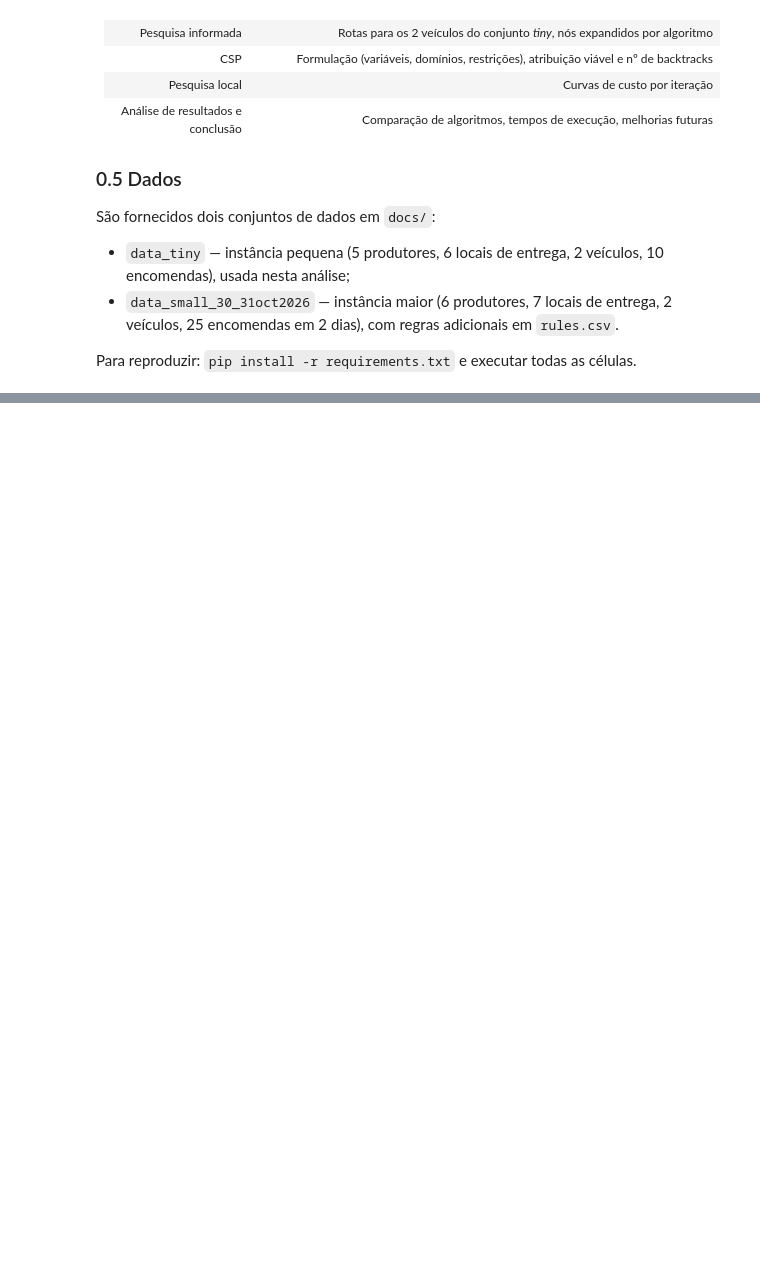
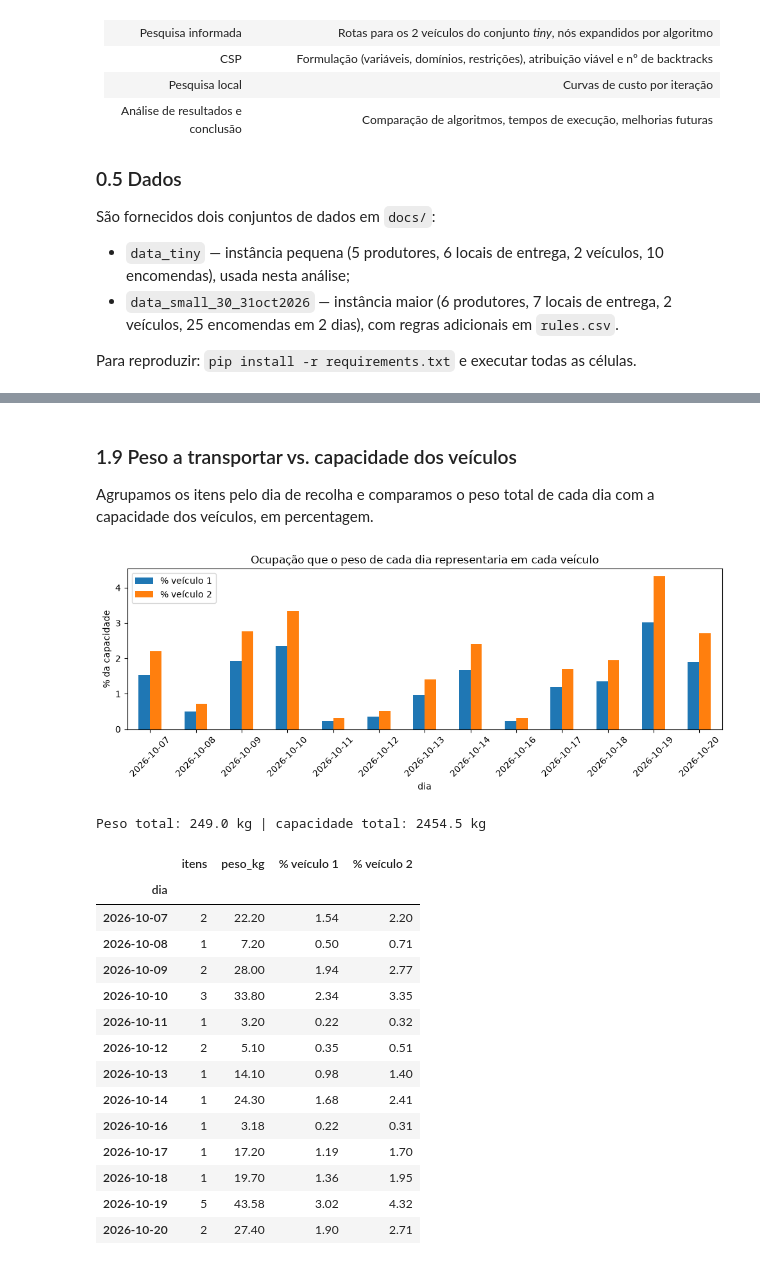
Before and after one commit to FabioFerreira2005/IA26_P01_G02, a Jupyter notebook: 01_eda_tiny.ipynb, the cells around one changed output, grey strips where cells are left out. Saved outputs shown, nothing was run; the diff lists cells and outputs as text; code cells hidden in the pictures; blank space fills up the shorter version.

Commit message:
Started notebook rasc

```diff
--- a/01_eda_tiny.ipynb
+++ b/01_eda_tiny.ipynb
@@ -61,0 +303,8 @@ Para reproduzir: `pip install -r requirements.txt` e executar todas as células.
+# %%
+display(rules)
+
+R = dict(zip(rules["rule"], rules["value"]))                 # regras como dicionário
+inicio = pd.Timestamp(R["start_date"])
+fim    = inicio + pd.Timedelta(days=int(R["horizon_days"]))
+print(f"Horizonte em rules.csv: {inicio:%d/%m/%Y} a {fim:%d/%m/%Y}")
+print(f"Datas dos pedidos:      {items.availability_start.min():%d/%m/%Y} a {items.delivery_end.max():%d/%m/%Y}")
@@ -61,0 +414,21 @@ Para reproduzir: `pip install -r requirements.txt` e executar todas as células.
+# %%
+SERVICO = float(R["stop_service_min"])                        # min em cada recolha/entrega
+ARMAZEM = float(R["warehouse_handling_min"])                  # min a descarregar (e a carregar)
+W = int(locations.loc[locations.location_type == "collection_center", "location_id"].iloc[0])
+
+# tempo de viagem (min) entre duas paragens, a partir da matriz
+travel = dist.set_index(["origin_location_id", "destination_location_id"])["duration_min"]
+t = lambda a, b: 0.0 if a == b else travel[(a, b)]
+
+items["direto_min"]  = [t(p, d) for p, d in zip(items["pickup_loc"], items["delivery_loc"])]
+items["armazem_min"] = [SERVICO + t(p, W) + 2 * ARMAZEM + t(W, d)
+                        for p, d in zip(items["pickup_loc"], items["delivery_loc"])]
+
+for c in ["direto", "armazem"]:
+    chegada = items["availability_start"] + pd.to_timedelta(items[f"{c}_min"], unit="min")
+    items[f"folga_{c}"] = (items["delivery_end"] - chegada).dt.total_seconds() / 60
+
+print("Pedidos impossíveis (direto):        ", int((items["folga_direto"] < 0).sum()))
+print("Pedidos impossíveis (com as regras): ", int((items["folga_armazem"] < 0).sum()))
+items.sort_values("folga_armazem")[["order_item_id", "pickup_loc", "delivery_loc", "direto_min",
+                                    "folga_direto", "armazem_min", "folga_armazem"]].head(8).round(1)
@@ -61,0 +447,36 @@ Para reproduzir: `pip install -r requirements.txt` e executar todas as células.
+# %% [markdown]
+### 1.9 Peso a transportar vs. capacidade dos veículos
+Agrupamos os itens pelo dia de recolha e comparamos o peso total de cada dia com a capacidade dos veículos, em percentagem.
+# %%
+items["dia"] = items["availability_start"].dt.date
+por_dia = items.groupby("dia").agg(itens=("order_item_id", "count"), peso_kg=("weight_kg", "sum"))
+
+# ocupação em % da capacidade de cada veículo
+for vid, cap in vehicles[["vehicle_id", "capacity_kg"]].itertuples(index=False):
+    por_dia[f"% veículo {vid}"] = (100 * por_dia["peso_kg"] / cap).round(2)
+
+ax = por_dia[[c for c in por_dia.columns if c.startswith("%")]].plot.bar(figsize=(10, 4), rot=45)
+ax.set_ylabel("% da capacidade")
+ax.set_title("Ocupação que o peso de cada dia representaria em cada veículo")
+plt.tight_layout(); plt.show()
+
+print(f"Peso total: {items.weight_kg.sum():.1f} kg | capacidade total: {vehicles.capacity_kg.sum():.1f} kg")
+por_dia
+# %% [output]
+[figure, added]
+Peso total: 249.0 kg | capacidade total: 2454.5 kg
+|  | itens | peso_kg | % veículo 1 | % veículo 2 |
+| dia |  |  |  |  |
+| 2026-10-07 | 2 | 22.20 | 1.54 | 2.20 |
+| 2026-10-08 | 1 | 7.20 | 0.50 | 0.71 |
+| 2026-10-09 | 2 | 28.00 | 1.94 | 2.77 |
+| 2026-10-10 | 3 | 33.80 | 2.34 | 3.35 |
+| 2026-10-11 | 1 | 3.20 | 0.22 | 0.32 |
+| 2026-10-12 | 2 | 5.10 | 0.35 | 0.51 |
+| 2026-10-13 | 1 | 14.10 | 0.98 | 1.40 |
+| 2026-10-14 | 1 | 24.30 | 1.68 | 2.41 |
+| 2026-10-16 | 1 | 3.18 | 0.22 | 0.31 |
+| 2026-10-17 | 1 | 17.20 | 1.19 | 1.70 |
+| 2026-10-18 | 1 | 19.70 | 1.36 | 1.95 |
+| 2026-10-19 | 5 | 43.58 | 3.02 | 4.32 |
+| 2026-10-20 | 2 | 27.40 | 1.90 | 2.71 |
```
Also changed, not shown: parts of 27 cells of this notebook, 1 other file.
